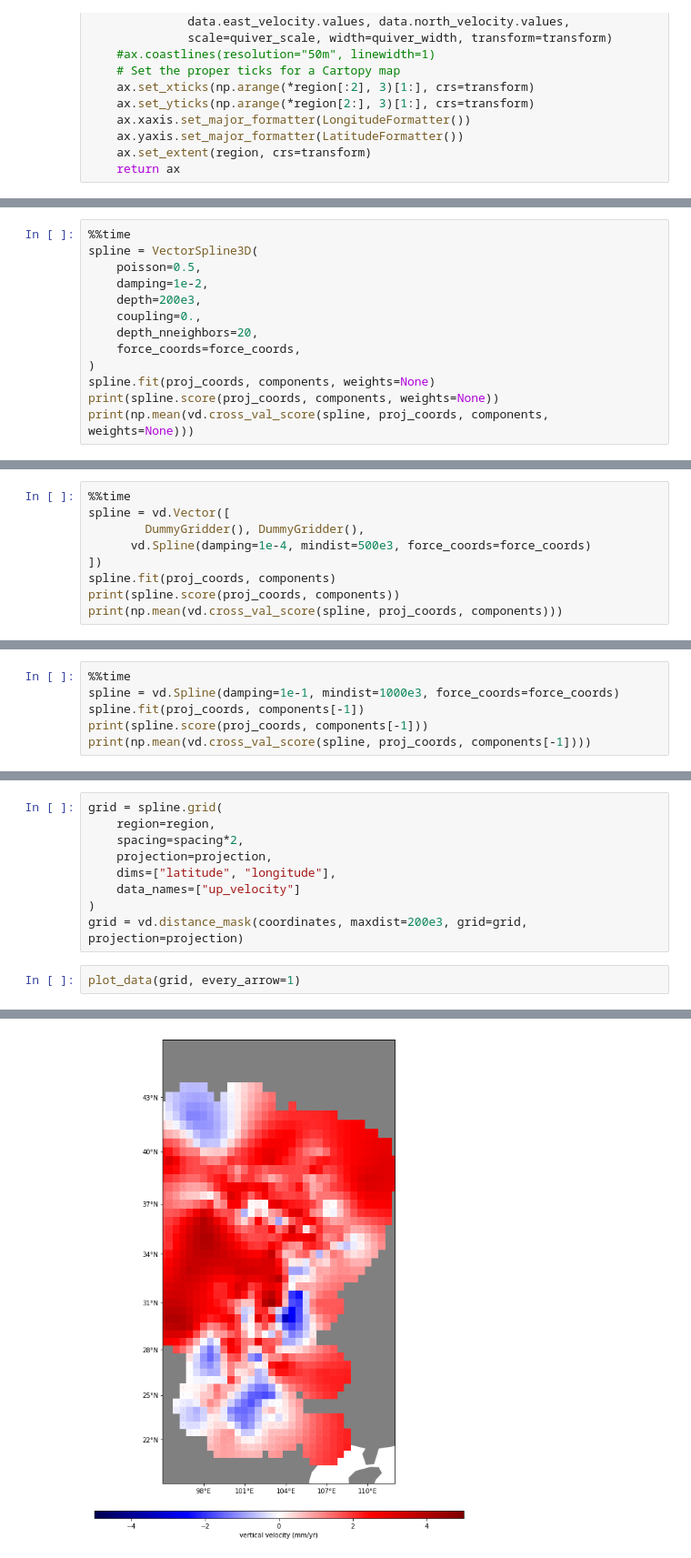
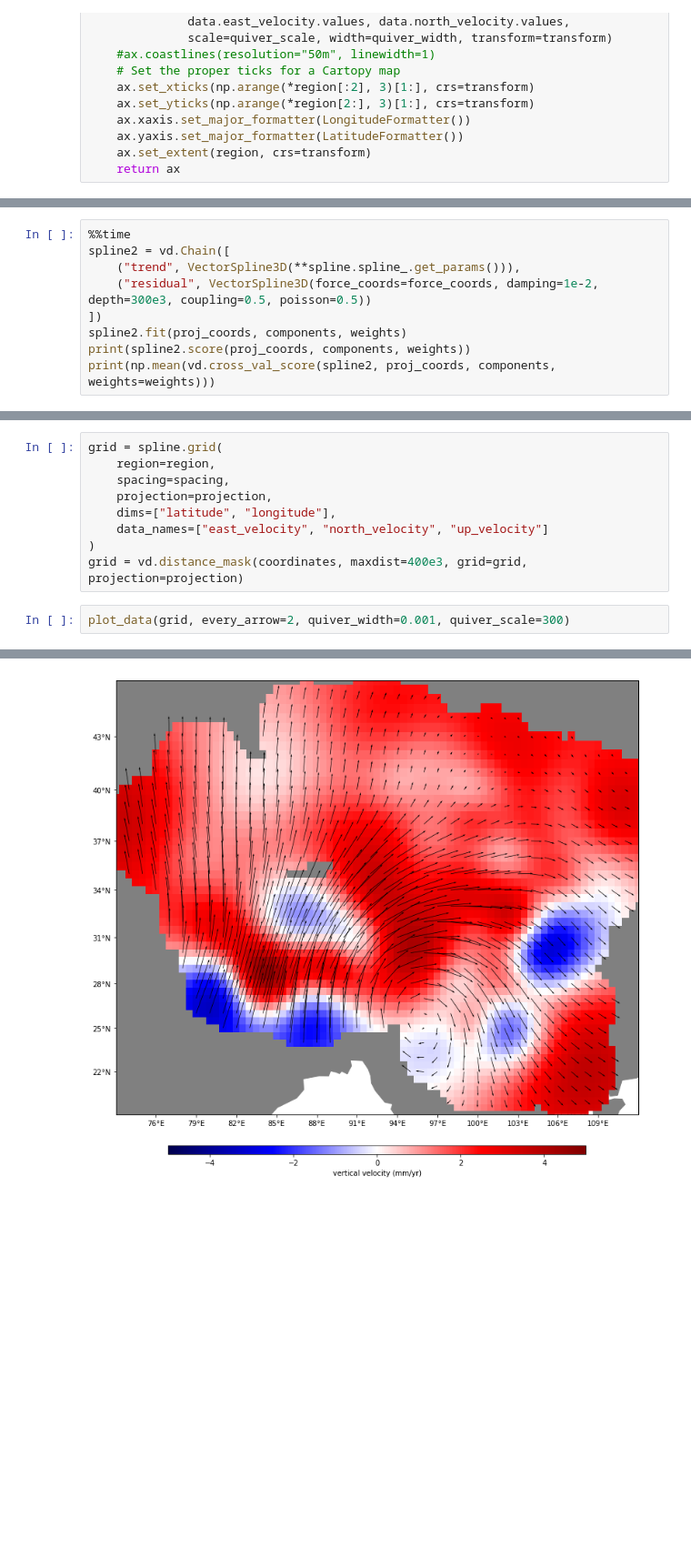
Before and after one commit to leouieda/agu2018, a Jupyter notebook: code/notebooks/tibet.ipynb, the cells around one changed output, grey strips where cells are left out. Shown at 91% size. Drawn from its saved outputs; the diff is of its cells as text; blank space fills up the shorter version.

```diff
--- a/code/notebooks/tibet.ipynb
+++ b/code/notebooks/tibet.ipynb
@@ -131,14 +147,10 @@ Wall time: 53.6 s
 # %%
 %%time
-spline = VectorSpline3D(
-    poisson=0.5,
-    damping=1e-2,
-    depth=200e3,
-    coupling=0.,
-    depth_nneighbors=20,
-    force_coords=force_coords,
-)
-spline.fit(proj_coords, components, weights=None)
-print(spline.score(proj_coords, components, weights=None))
-print(np.mean(vd.cross_val_score(spline, proj_coords, components, weights=None)))
+spline2 = vd.Chain([
+    ("trend", VectorSpline3D(**spline.spline_.get_params())),
+    ("residual", VectorSpline3D(force_coords=force_coords, damping=1e-2, depth=300e3, coupling=0.5, poisson=0.5))
+])
+spline2.fit(proj_coords, components, weights)
+print(spline2.score(proj_coords, components, weights))
+print(np.mean(vd.cross_val_score(spline2, proj_coords, components, weights=weights)))
 # %% [output]
@@ -149,9 +160,0 @@ Wall time: 297 ms
-# %%
-%%time
-spline = vd.Vector([
-        DummyGridder(), DummyGridder(),
-      vd.Spline(damping=1e-4, mindist=500e3, force_coords=force_coords)
-])
-spline.fit(proj_coords, components)
-print(spline.score(proj_coords, components))
-print(np.mean(vd.cross_val_score(spline, proj_coords, components)))
@@ -163,6 +160,0 @@ Wall time: 71.6 ms
-# %%
-%%time
-spline = vd.Spline(damping=1e-1, mindist=1000e3, force_coords=force_coords)
-spline.fit(proj_coords, components[-1])
-print(spline.score(proj_coords, components[-1]))
-print(np.mean(vd.cross_val_score(spline, proj_coords, components[-1])))
@@ -174,14 +161,14 @@ Wall time: 87.4 ms
 # %%
 grid = spline.grid(
     region=region,
-    spacing=spacing*2,
+    spacing=spacing,
     projection=projection,
     dims=["latitude", "longitude"],
-    data_names=["up_velocity"]
+    data_names=["east_velocity", "north_velocity", "up_velocity"]
 )
-grid = vd.distance_mask(coordinates, maxdist=200e3, grid=grid, projection=projection)
+grid = vd.distance_mask(coordinates, maxdist=400e3, grid=grid, projection=projection)
 # %%
-plot_data(grid, every_arrow=1)
+plot_data(grid, every_arrow=2, quiver_width=0.001, quiver_scale=300)
 # %% [output]
 <cartopy.mpl.geoaxes.GeoAxesSubplot at 0x...>
-[figure, old version]
+[figure, new version]
```
Also changed, not shown: parts of 9 cells of this notebook.
